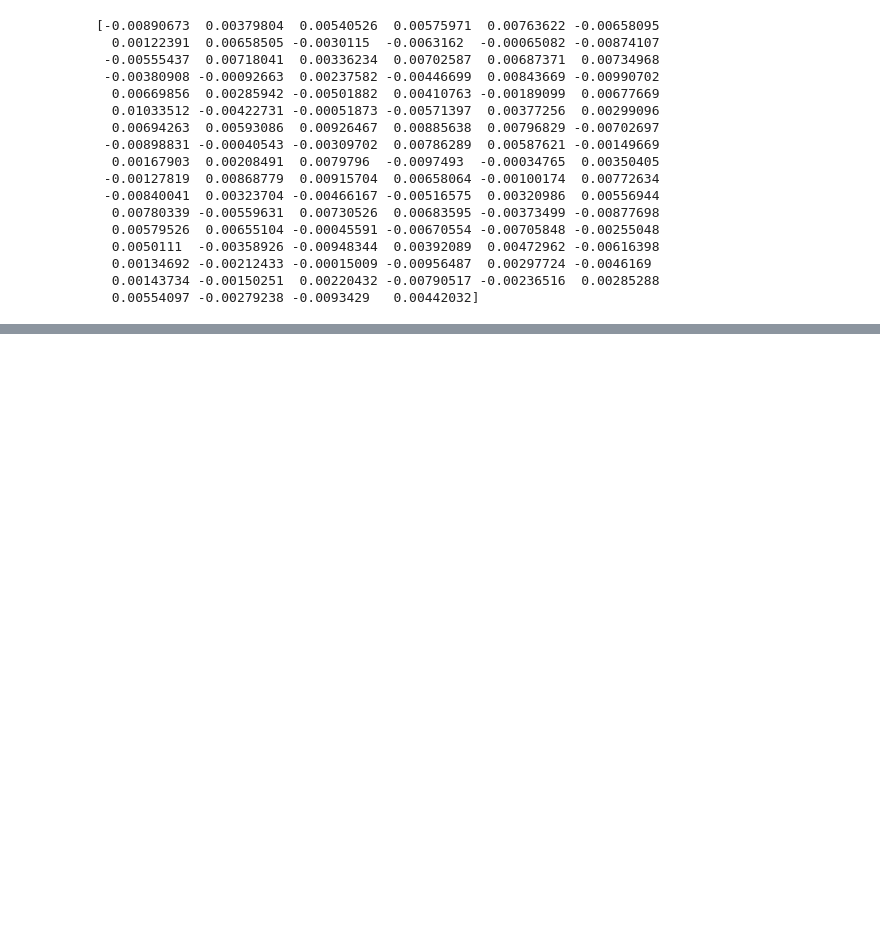
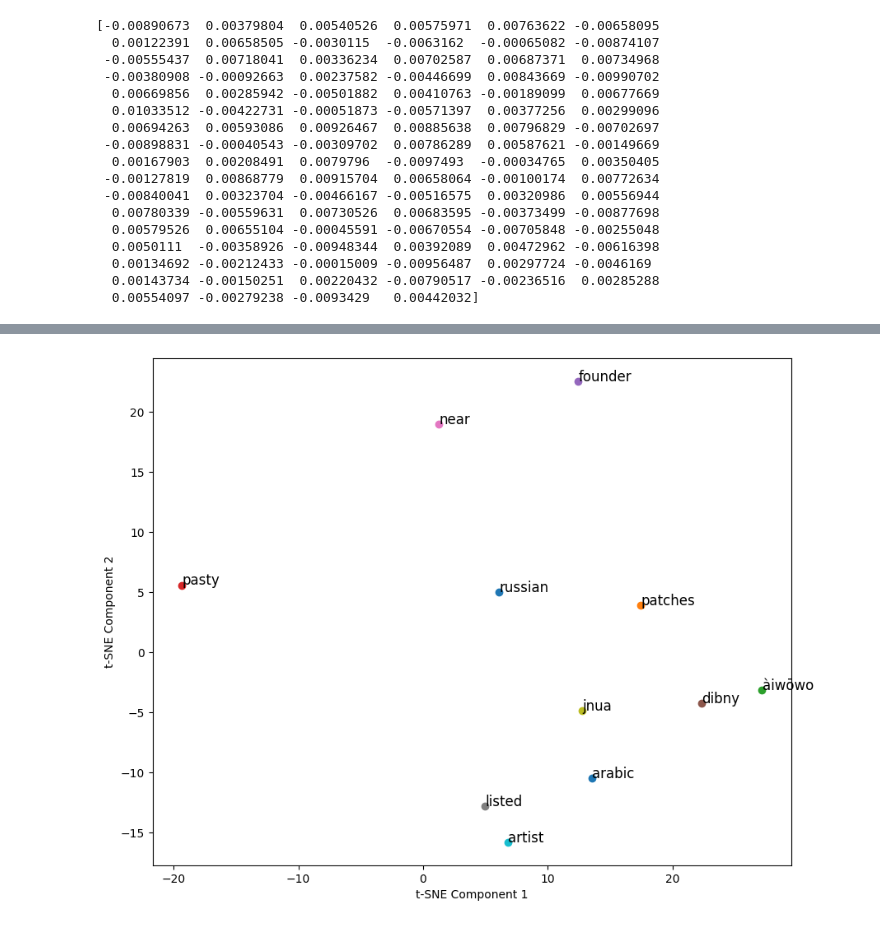
Before and after one commit to Hawawou/NLP, a Jupyter notebook: embedding.ipynb, the cells around one changed output, grey strips where cells are left out. Saved outputs shown, nothing was run; the diff lists cells and outputs as text; code cells hidden in the pictures; blank space fills up the shorter version.

```diff
--- a/embedding.ipynb
+++ b/embedding.ipynb
@@ -202,0 +300,25 @@ plt.show()
+# %%
+nearest_neighbors = get_nearest_neighbors('arabic', model, top_n=10)
+similar_words = [word for word, _ in nearest_neighbors]
+similar_words.append('arabic')
+
+# embeddings for the similar words
+embeddings = np.array([model.wv[word] for word in similar_words])
+
+# t-SNE to reduce dimensions to 2D
+tsne = TSNE(n_components=2)
+X = tsne.fit_transform(word_vectors.vectors)
+
+
+# 2D t-SNE embeddings
+plt.figure(figsize=(10, 8))
+for i, word in enumerate(similar_words):
+    x, y = X[i]
+    plt.scatter(x, y)
+    plt.text(x + 0.02, y + 0.02, word, fontsize=12)
+
+plt.xlabel('t-SNE Component 1')
+plt.ylabel('t-SNE Component 2')
+plt.show()
+# %% [output]
+[figure, added]
```
Also changed, not shown: parts of 10 cells of this notebook, 1 other file.
